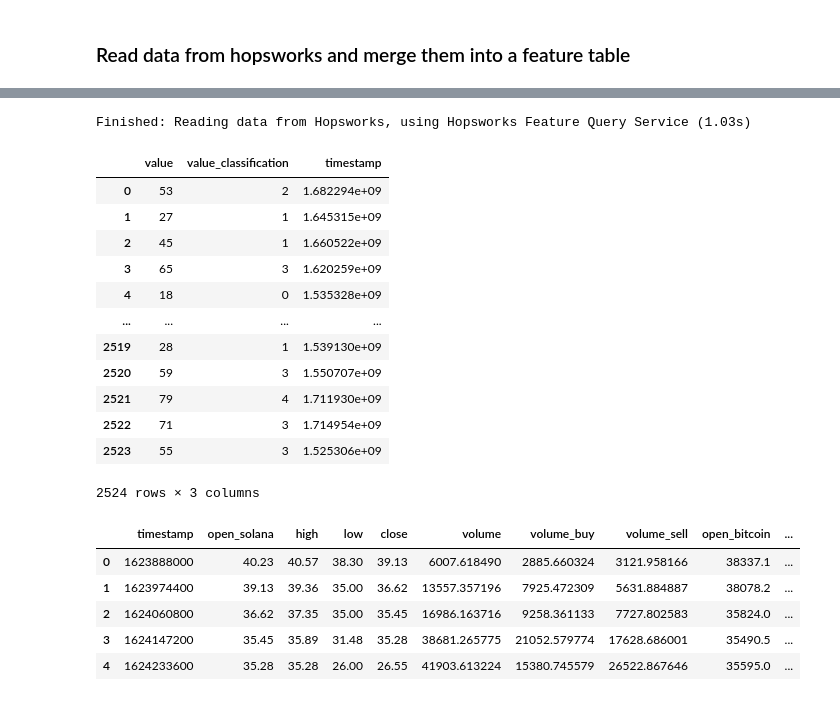
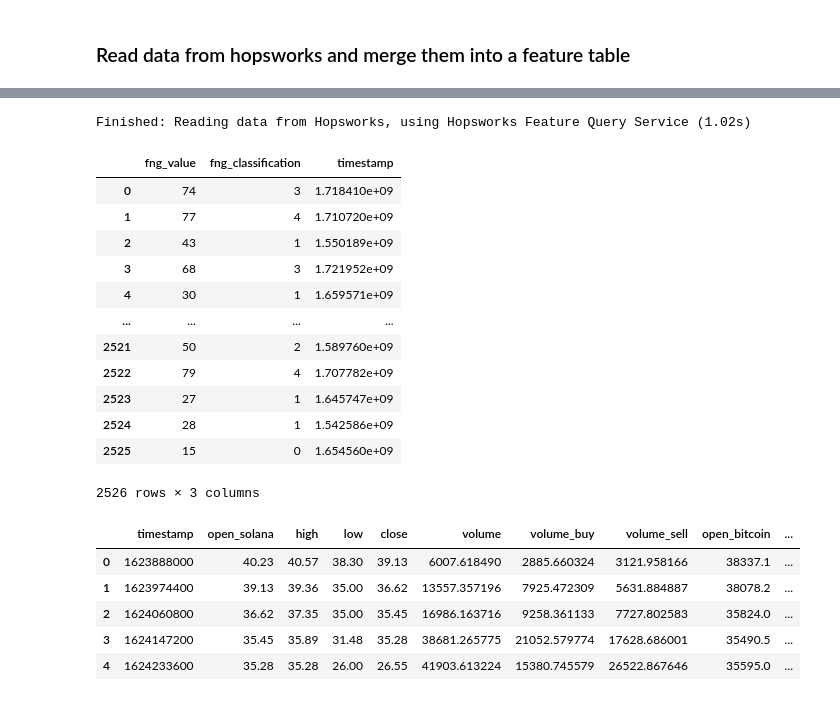
Before and after one commit to natassaf/ID2223-final-project, a Jupyter notebook: training_pipeline.ipynb, the cells around one changed output, grey strips where cells are left out. Saved outputs shown, nothing was run; the diff lists cells and outputs as text; code cells hidden in the pictures.

```diff
--- a/training_pipeline.ipynb
+++ b/training_pipeline.ipynb
@@ -73,29 +78,29 @@ Finished: Reading data from Hopsworks, using Hopsworks Feature Query Service (0.
 # %%
 # ****************** Fear and Greed Index Data ******************
 
 #fs = project.get_feature_store(name='kth_lab1_2024_featurestore')
 fs = project.get_feature_store()
 fng_feature_group = fs.get_feature_group('f_n_g_index', version=1)
 fng_df = fng_feature_group.read()
 fng_df['timestamp'] = fng_df['timestamp'].astype(float)
-fng_df['value_classification'] = fng_df['value_classification'].map(fng_labels_to_numbers_map)
+fng_df['fng_classification'] = fng_df['fng_classification'].map(fng_labels_to_numbers_map)
 
 fng_df
 # %% [output]
-Finished: Reading data from Hopsworks, using Hopsworks Feature Query Service (1.03s)
+Finished: Reading data from Hopsworks, using Hopsworks Feature Query Service (1.02s)
-|  | value | value_classification | timestamp |
-| 0 | 53 | 2 | 1.682294e+09 |
-| 1 | 27 | 1 | 1.645315e+09 |
-| 2 | 45 | 1 | 1.660522e+09 |
-| 3 | 65 | 3 | 1.620259e+09 |
-| 4 | 18 | 0 | 1.535328e+09 |
+|  | fng_value | fng_classification | timestamp |
+| 0 | 74 | 3 | 1.718410e+09 |
+| 1 | 77 | 4 | 1.710720e+09 |
+| 2 | 43 | 1 | 1.550189e+09 |
+| 3 | 68 | 3 | 1.721952e+09 |
+| 4 | 30 | 1 | 1.659571e+09 |
 | ... | ... | ... | ... |
-| 2519 | 28 | 1 | 1.539130e+09 |
-| 2520 | 59 | 3 | 1.550707e+09 |
-| 2521 | 79 | 4 | 1.711930e+09 |
-| 2522 | 71 | 3 | 1.714954e+09 |
-| 2523 | 55 | 3 | 1.525306e+09 |
+| 2521 | 50 | 2 | 1.589760e+09 |
+| 2522 | 79 | 4 | 1.707782e+09 |
+| 2523 | 27 | 1 | 1.645747e+09 |
+| 2524 | 28 | 1 | 1.542586e+09 |
+| 2525 | 15 | 0 | 1.654560e+09 |
-2524 rows × 3 columns
+2526 rows × 3 columns
 # %%
 
 all_data = pd.merge(solana_df, bitcoin_df, how='inner', on="timestamp",suffixes=('_solana', '_bitcoin'))
```
Also changed, not shown: parts of 17 cells of this notebook, 8 other files.
